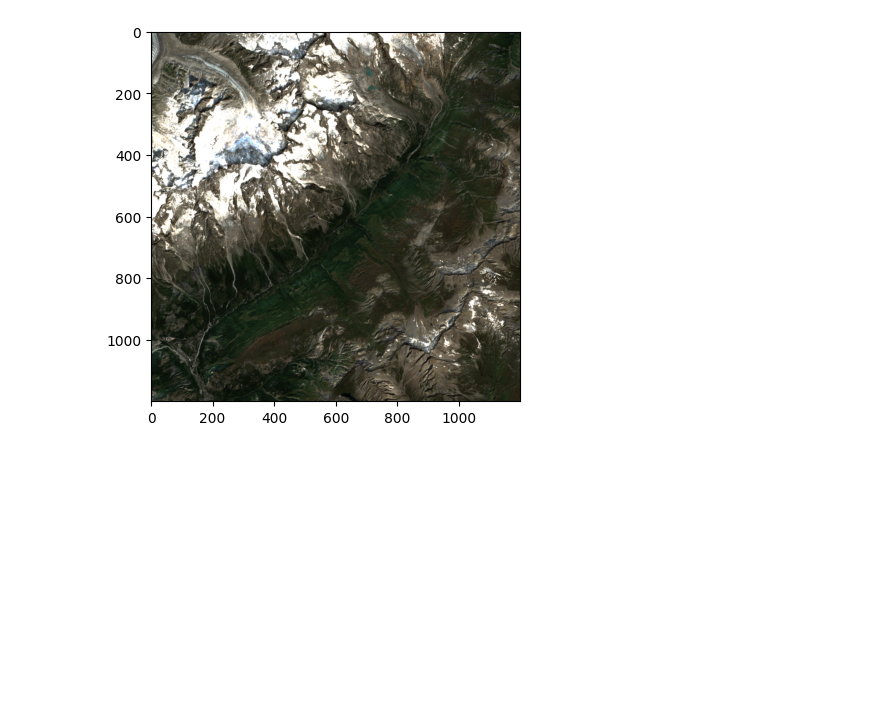
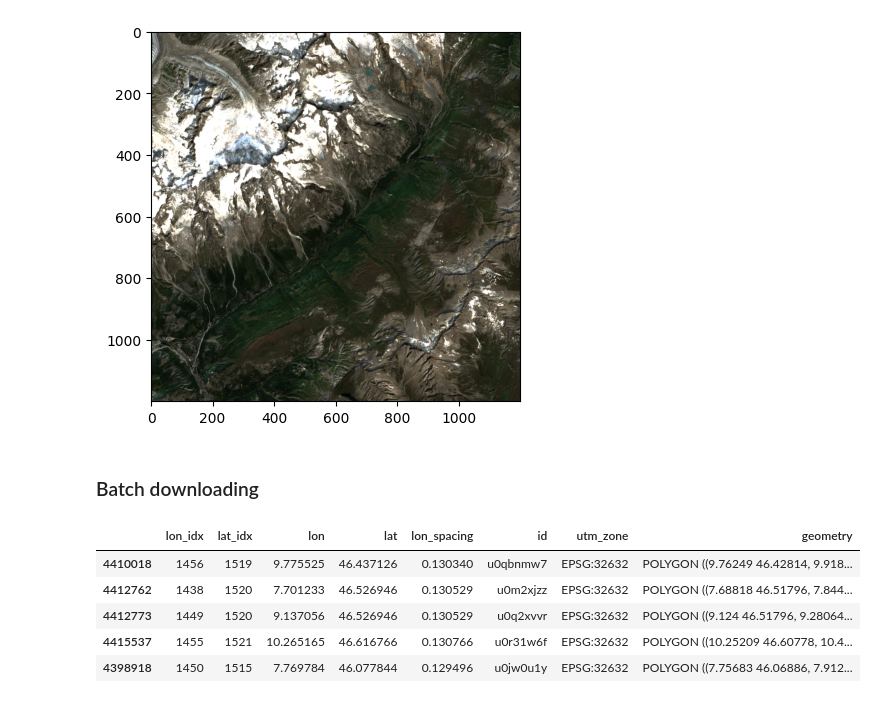
Before and after one commit to lqgentner/deep-glacier-inventory, a Jupyter notebook: notebooks/gee-s2.ipynb, the cells around one changed output. Drawn from its saved outputs; the diff is of its cells as text; code cells hidden in the pictures; blank space fills up the shorter version.

Commit message:
Add batch download functionality

```diff
--- a/notebooks/gee-s2.ipynb
+++ b/notebooks/gee-s2.ipynb
@@ -199,3 +206,15 @@ plt.imshow(a)
 # %% [output]
 <matplotlib.image.AxesImage at 0x...>
 [figure]
+# %% [markdown]
+### Batch downloading
+# %%
+test_cells = cells.sample(n=5, random_state=42)
+test_cells
+# %% [output]
+|  | lon_idx | lat_idx | lon | lat | lon_spacing | id | utm_zone | geometry |
+| 4410018 | 1456 | 1519 | 9.775525 | 46.437126 | 0.130340 | u0qbnmw7 | EPSG:32632 | POLYGON ((9.76249 46.42814, 9.918... |
+| 4412762 | 1438 | 1520 | 7.701233 | 46.526946 | 0.130529 | u0m2xjzz | EPSG:32632 | POLYGON ((7.68818 46.51796, 7.844... |
+| 4412773 | 1449 | 1520 | 9.137056 | 46.526946 | 0.130529 | u0q2xvvr | EPSG:32632 | POLYGON ((9.124 46.51796, 9.28064... |
+| 4415537 | 1455 | 1521 | 10.265165 | 46.616766 | 0.130766 | u0r31w6f | EPSG:32632 | POLYGON ((10.25209 46.60778, 10.4... |
+| 4398918 | 1450 | 1515 | 7.769784 | 46.077844 | 0.129496 | u0jw0u1y | EPSG:32632 | POLYGON ((7.75683 46.06886, 7.912... |
```
Also changed, not shown: parts of 13 cells of this notebook, 3 other files.
